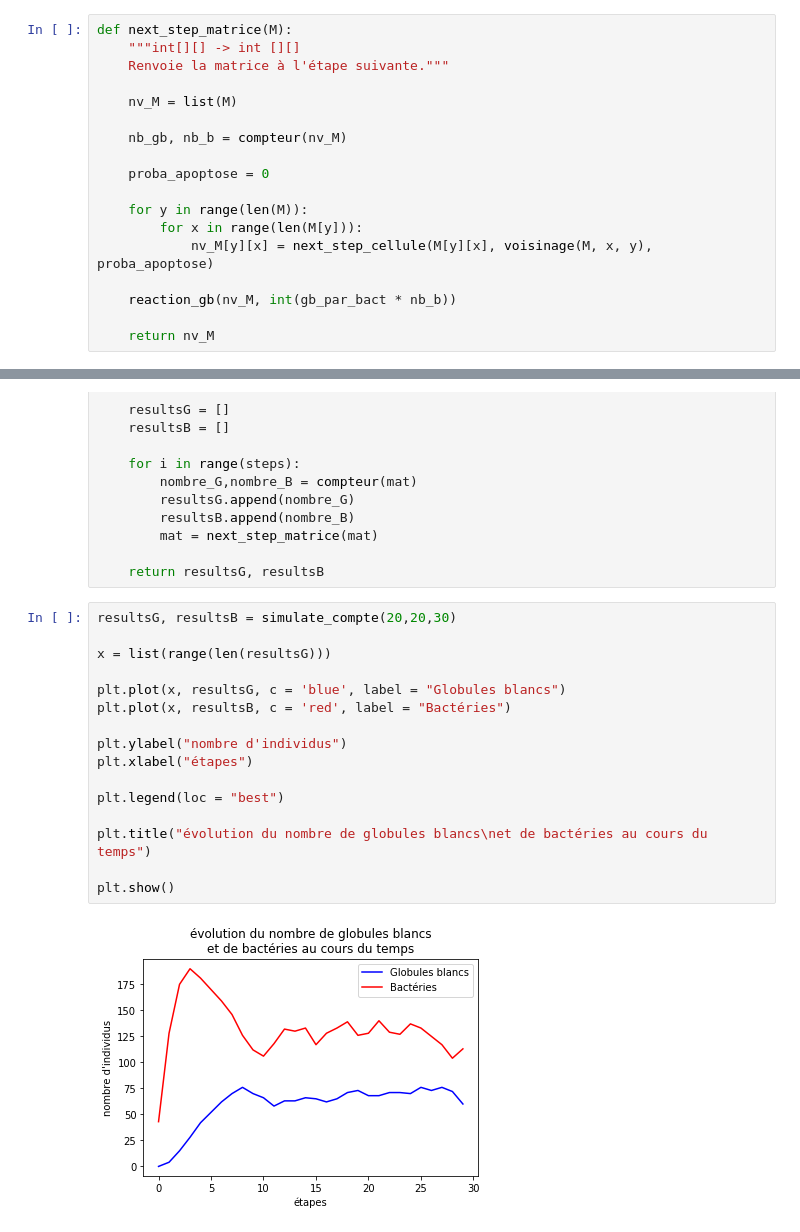
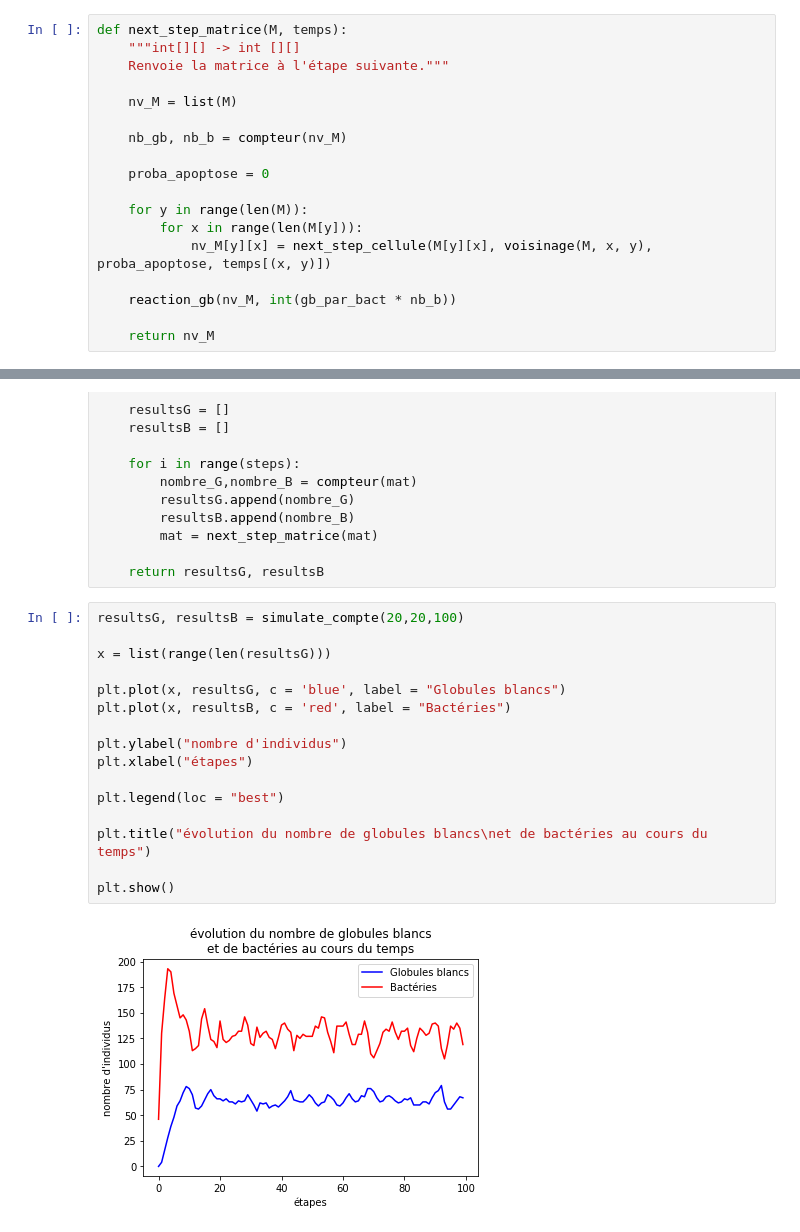
Before and after one commit to are00dynamic-2018/PROPAGATION_BACTERIENNE, a Jupyter notebook: Bactéries.ipynb, the cells around one changed output, grey strips where cells are left out. Cells and saved outputs as stored; diff of their text form.

```diff
--- a/Bactéries.ipynb
+++ b/Bactéries.ipynb
@@ -96,7 +96,7 @@ def voisinage(M, x, y):
                             v[M[j][i]] += 1
     return v
 # %%
-def next_step_matrice(M):
+def next_step_matrice(M, temps):
     """int[][] -> int [][]
     Renvoie la matrice à l'étape suivante."""
 
@@ -108,7 +108,7 @@ def next_step_matrice(M):
 
     for y in range(len(M)):
         for x in range(len(M[y])):
-            nv_M[y][x] = next_step_cellule(M[y][x], voisinage(M, x, y), proba_apoptose)
+            nv_M[y][x] = next_step_cellule(M[y][x], voisinage(M, x, y), proba_apoptose, temps[(x, y)])
 
     reaction_gb(nv_M, int(gb_par_bact * nb_b))
 
@@ -262,20 +253,20 @@ def simulate_compte(l, h, steps):
 
     return resultsG, resultsB
 # %%
-resultsG, resultsB = simulate_compte(20,20,30)
+resultsG, resultsB = simulate_compte(20,20,100)
 
 x = list(range(len(resultsG)))
 
 plt.plot(x, resultsG, c = 'blue', label = "Globules blancs")
 plt.plot(x, resultsB, c = 'red', label = "Bactéries")
 
 plt.ylabel("nombre d'individus")
 plt.xlabel("étapes")
 
 plt.legend(loc = "best")
 
 plt.title("évolution du nombre de globules blancs\net de bactéries au cours du temps")
 
 plt.show()
 # %% [output]
-[figure, old version]
+[figure, new version]
```
Also changed, not shown: parts of 2 cells of this notebook.
